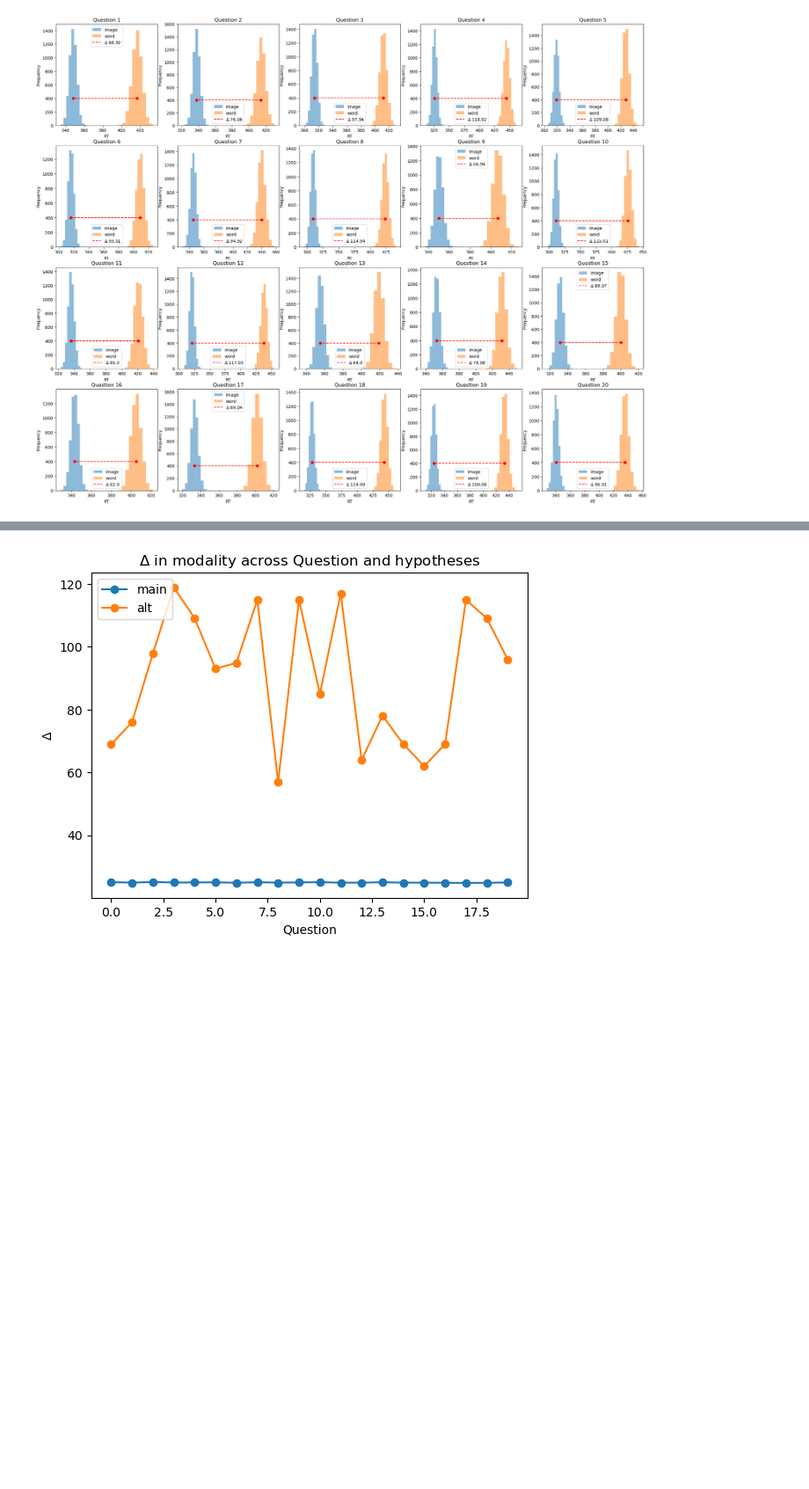
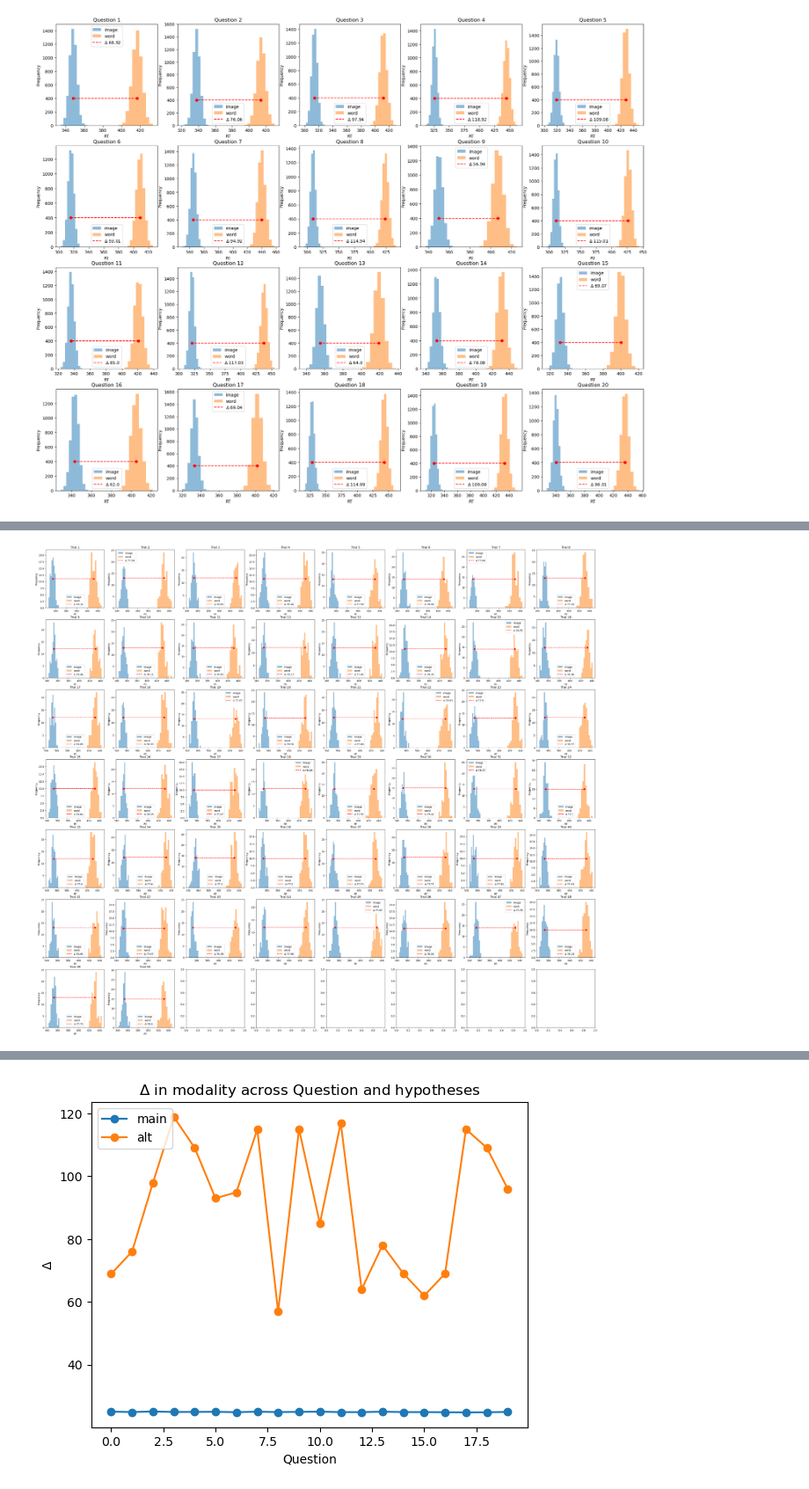
Before and after one commit to w-decker/wiscs-simulation, a Jupyter notebook: wiscs-simulations.ipynb, the cells around one changed output, grey strips where cells are left out. Shown at 88% size. Cells and saved outputs as stored; diff of their text form; code cells hidden in the pictures; blank space fills up the shorter version.

```diff
--- a/wiscs-simulations.ipynb
+++ b/wiscs-simulations.ipynb
@@ -128,0 +141,4 @@ AltPlot.grid(idx='question')
+# %%
+AltPlot.grid(idx='trial', question_idx=13)
+# %% [output]
+[figure, added]
```
Also changed, not shown: parts of 8 cells of this notebook.
